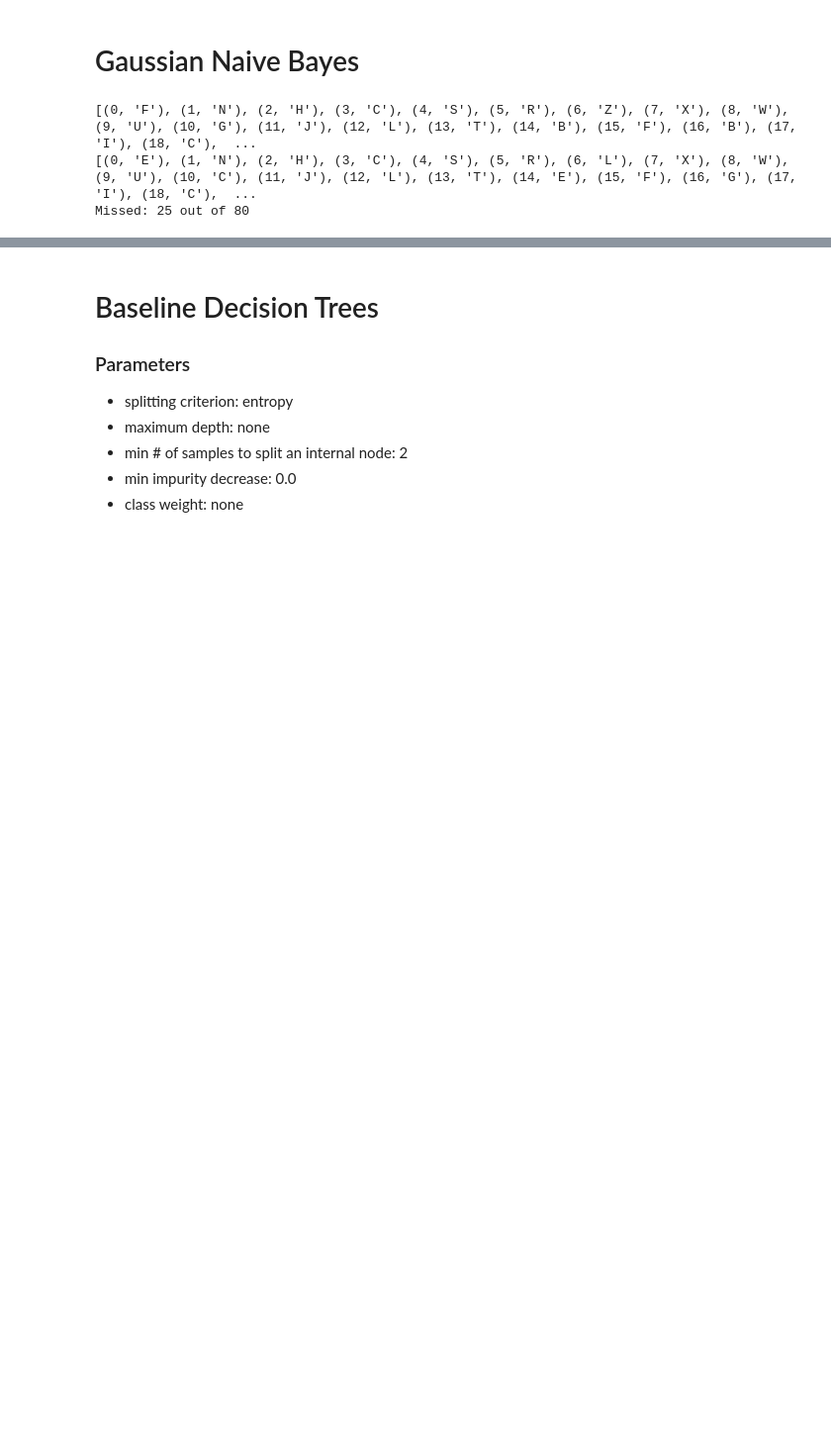
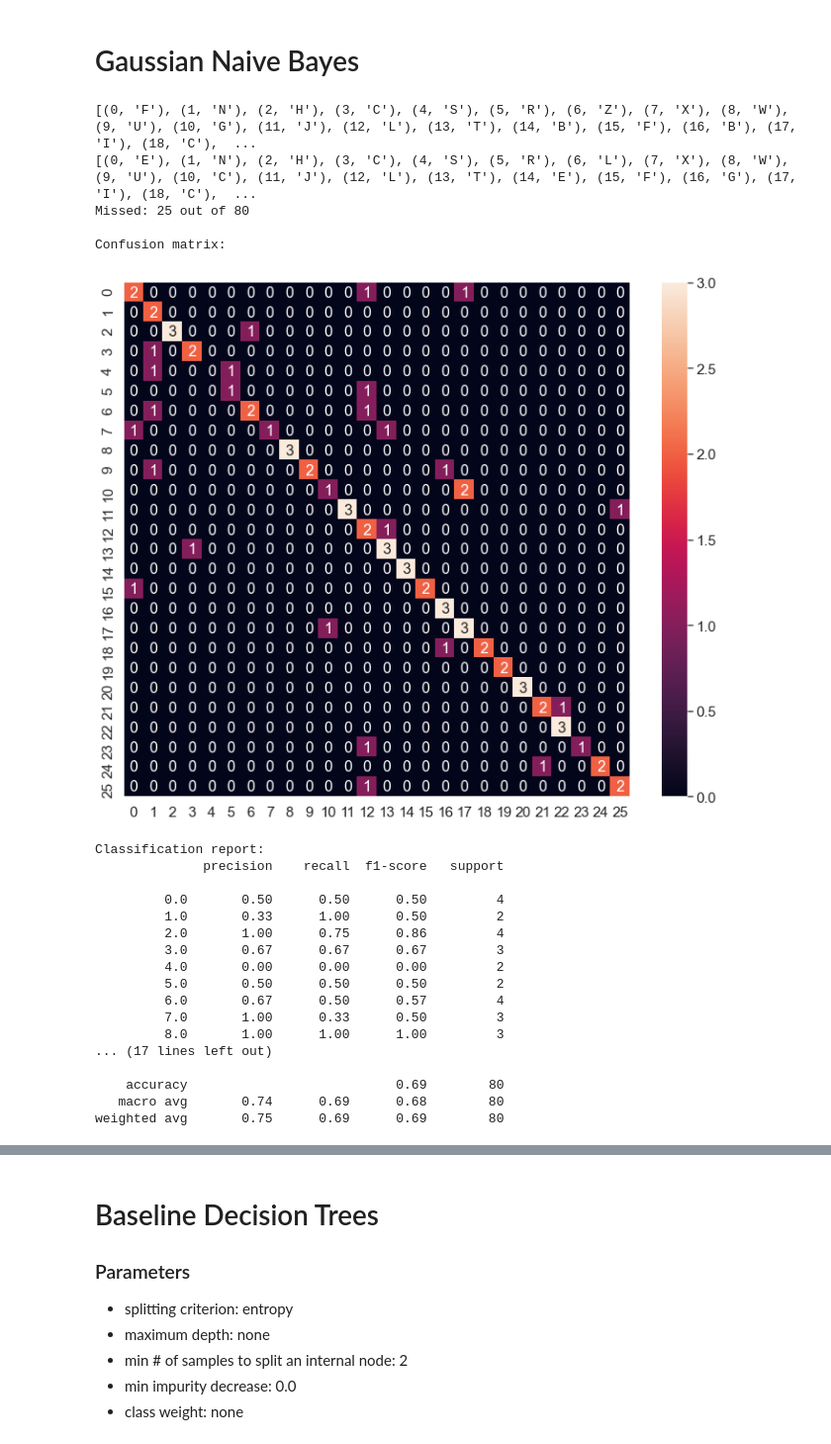
Before and after one commit to BryceHamilton/ML_Workbench, a Jupyter notebook: Assignment 1/MLbench.py.ipynb, the cells around one changed output, grey strips where cells are left out. Shown at 99% size. Cells and saved outputs as stored; diff of their text form; code cells hidden in the pictures; blank space fills up the shorter version.

```diff
--- a/Assignment 1/MLbench.py.ipynb
+++ b/Assignment 1/MLbench.py.ipynb
@@ -129,25 +136,74 @@ distribution(val_data_2, "Data 2 Validation Class / Freq", data_2)
 # %%
 # GNB-DS1
 x_train = train_data_1[ :, :-1]
 y_train = train_data_1[ :, -1]
 
 gnb.fit(x_train, y_train)
 
 x_test = labeled_test_data_1[ :, :-1]
 y_test = labeled_test_data_1[ :, -1]
 
 prediction = gnb.predict(x_test)
 print([(entry, data_1[prediction[entry]]) for entry in range(prediction.size)])
 print([(entry, data_1[y_test[entry]]) for entry in range(y_test.size)])
 print(f'Missed: {(y_test != prediction).sum()} out of {len(y_test)}')
-with open('GNB-DS1.csv', 'w', newline='') as csvfile:
+
+
+# write classification report
+clsf_report = pd.DataFrame(classification_report(y_test, prediction, output_dict=True)).transpose()
+clsf_report.to_csv('GNB-DS1.csv', index= True)
+
+# write the predictions
+with open('GNB-DS1.csv', 'a', newline='') as csvfile:
     writer = csv.writer(csvfile)
     for entry in range(prediction.size):
         writer.writerow([entry, int(prediction[entry])])
+
+# get confusion matrix
+labels = list(data_1.keys())
+array = confusion_matrix(y_test, prediction, labels)
+# append confusion matrix
+with open("GNB-DS1.csv", "a") as csvfile:
+    writer = csv.writer(csvfile)
+    writer.writerows(array)
+
+
+#Plot confusion matrix: evaluates the quality of the output of the classifier
+print("\n" + "Confusion matrix:")
+df_cm = pd.DataFrame(array, range(26), range(26))
+plt.figure(figsize=(12,10))
+sn.set(font_scale=1.4) # for label size
+sn.heatmap(df_cm, annot=True, annot_kws={"size": 16}) # font size
+plt.show()
+
+# show precision, recall, f1-score, etc
+print("\n" + "Classification report:")
+report = classification_report(y_test, prediction)
+print(report)
 # %% [output]
 [(0, 'F'), (1, 'N'), (2, 'H'), (3, 'C'), (4, 'S'), (5, 'R'), (6, 'Z'), (7, 'X'), (8, 'W'), (9, 'U'), (10, 'G'), (11, 'J'), (12, 'L'), (13, 'T'), (14, 'B'), (15, 'F'), (16, 'B'), (17, 'I'), (18, 'C'),  ...
 [(0, 'E'), (1, 'N'), (2, 'H'), (3, 'C'), (4, 'S'), (5, 'R'), (6, 'L'), (7, 'X'), (8, 'W'), (9, 'U'), (10, 'C'), (11, 'J'), (12, 'L'), (13, 'T'), (14, 'E'), (15, 'F'), (16, 'G'), (17, 'I'), (18, 'C'),  ...
 Missed: 25 out of 80
+
+Confusion matrix:
+[figure, added]
+Classification report:
+              precision    recall  f1-score   support
+
+         0.0       0.50      0.50      0.50         4
+         1.0       0.33      1.00      0.50         2
+         2.0       1.00      0.75      0.86         4
+         3.0       0.67      0.67      0.67         3
+         4.0       0.00      0.00      0.00         2
+         5.0       0.50      0.50      0.50         2
+         6.0       0.67      0.50      0.57         4
+         7.0       1.00      0.33      0.50         3
+         8.0       1.00      1.00      1.00         3
+... (17 lines left out)
+
+    accuracy                           0.69        80
+   macro avg       0.74      0.69      0.68        80
+weighted avg       0.75      0.69      0.69        80
 # %%
 # GNB-DS2
 x_train = train_data_2[ :, :-1]
```
Also changed, not shown: parts of 14 cells of this notebook, 13 other files.
